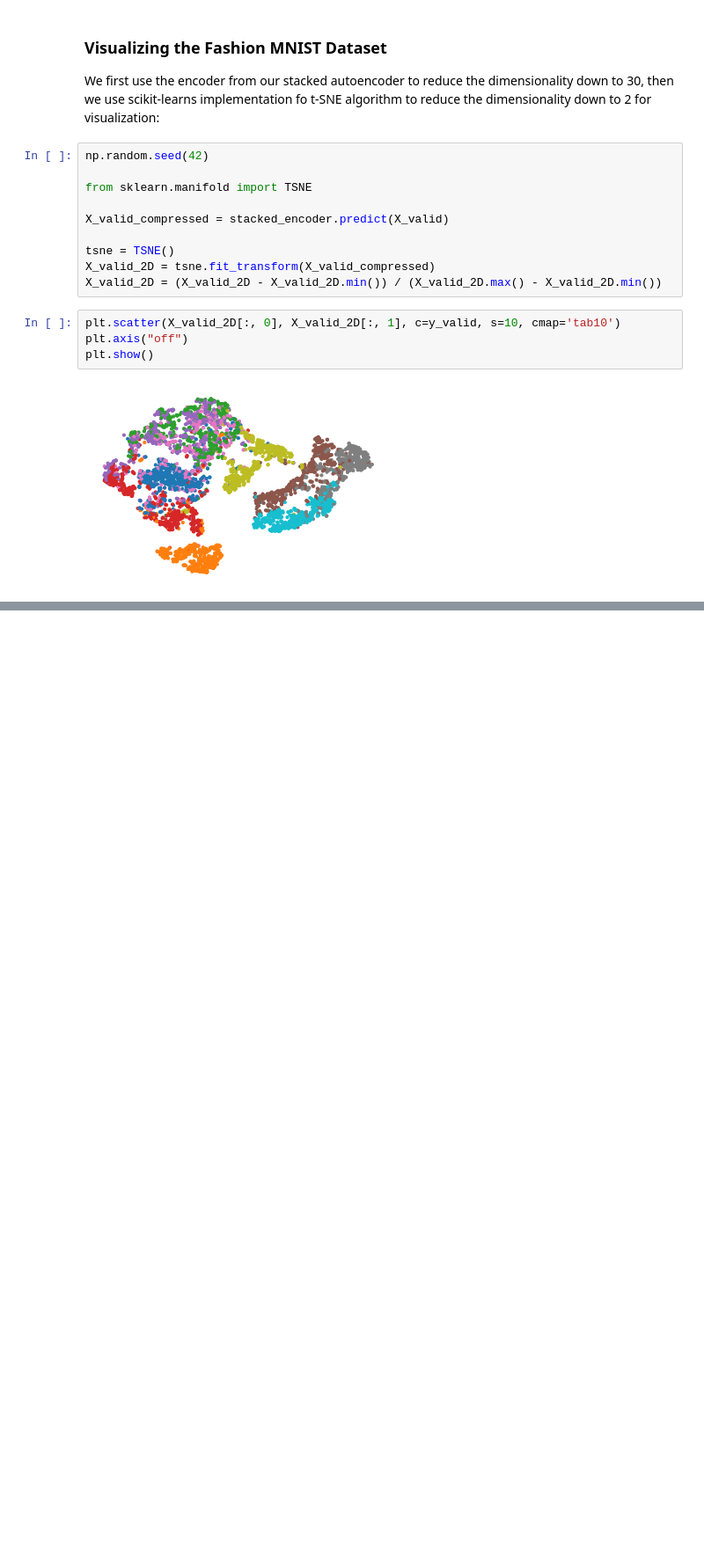
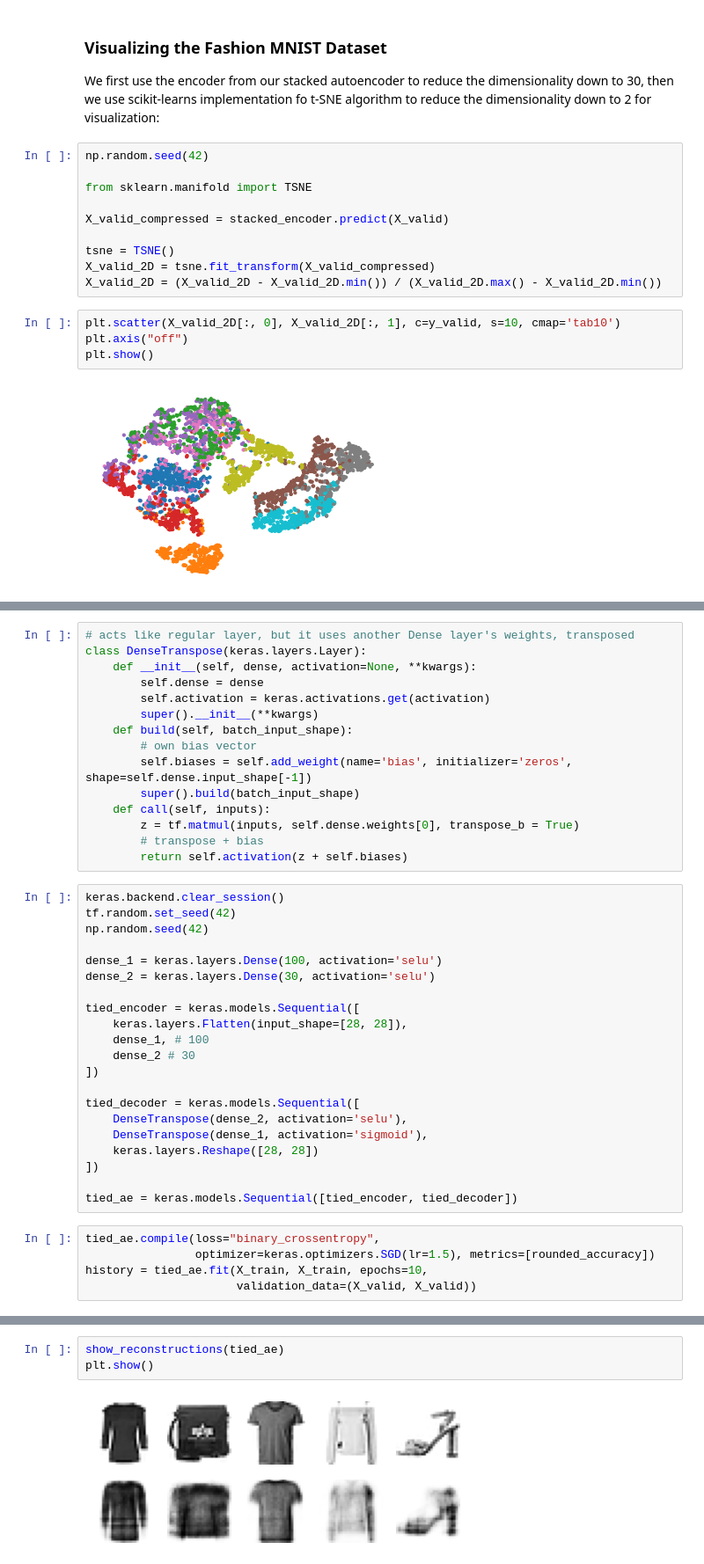
Before and after one commit to sankalptambe/autoencoders-and-gans, a Jupyter notebook: autoencoders_and_gans.ipynb, the cells around one changed output, grey strips where cells are left out. Shown at 88% size. Drawn from its saved outputs; the diff is of its cells as text; blank space fills up the shorter version.

```diff
--- a/autoencoders_and_gans.ipynb
+++ b/autoencoders_and_gans.ipynb
@@ -234,0 +238,41 @@ plt.show()
+# %%
+# acts like regular layer, but it uses another Dense layer's weights, transposed
+class DenseTranspose(keras.layers.Layer):
+    def __init__(self, dense, activation=None, **kwargs):
+        self.dense = dense
+        self.activation = keras.activations.get(activation)
+        super().__init__(**kwargs)
+    def build(self, batch_input_shape):
+        # own bias vector
+        self.biases = self.add_weight(name='bias', initializer='zeros', shape=self.dense.input_shape[-1])
+        super().build(batch_input_shape)
+    def call(self, inputs):
+        z = tf.matmul(inputs, self.dense.weights[0], transpose_b = True)
+        # transpose + bias
+        return self.activation(z + self.biases)
+# %%
+keras.backend.clear_session()
+tf.random.set_seed(42)
+np.random.seed(42)
+
+dense_1 = keras.layers.Dense(100, activation='selu')
+dense_2 = keras.layers.Dense(30, activation='selu')
+
+tied_encoder = keras.models.Sequential([
+    keras.layers.Flatten(input_shape=[28, 28]),
+    dense_1, # 100
+    dense_2 # 30
+])
+
+tied_decoder = keras.models.Sequential([
+    DenseTranspose(dense_2, activation='selu'),
+    DenseTranspose(dense_1, activation='sigmoid'),
+    keras.layers.Reshape([28, 28])
+])
+
+tied_ae = keras.models.Sequential([tied_encoder, tied_decoder])
+# %%
+tied_ae.compile(loss="binary_crossentropy",
+                optimizer=keras.optimizers.SGD(lr=1.5), metrics=[rounded_accuracy])
+history = tied_ae.fit(X_train, X_train, epochs=10,
+                      validation_data=(X_valid, X_valid))
@@ -234,0 +300,5 @@ plt.show()
+# %%
+show_reconstructions(tied_ae)
+plt.show()
+# %% [output]
+[figure, added]
```
Also changed, not shown: parts of 3 cells of this notebook.
